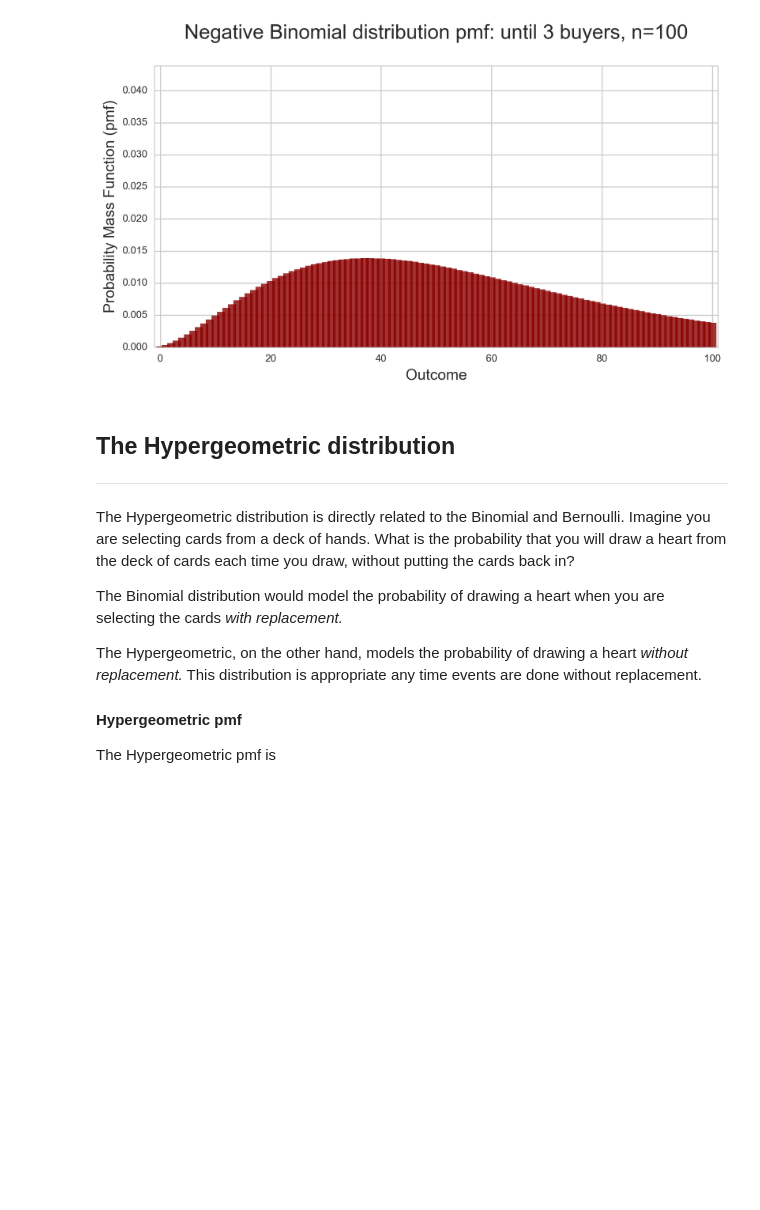
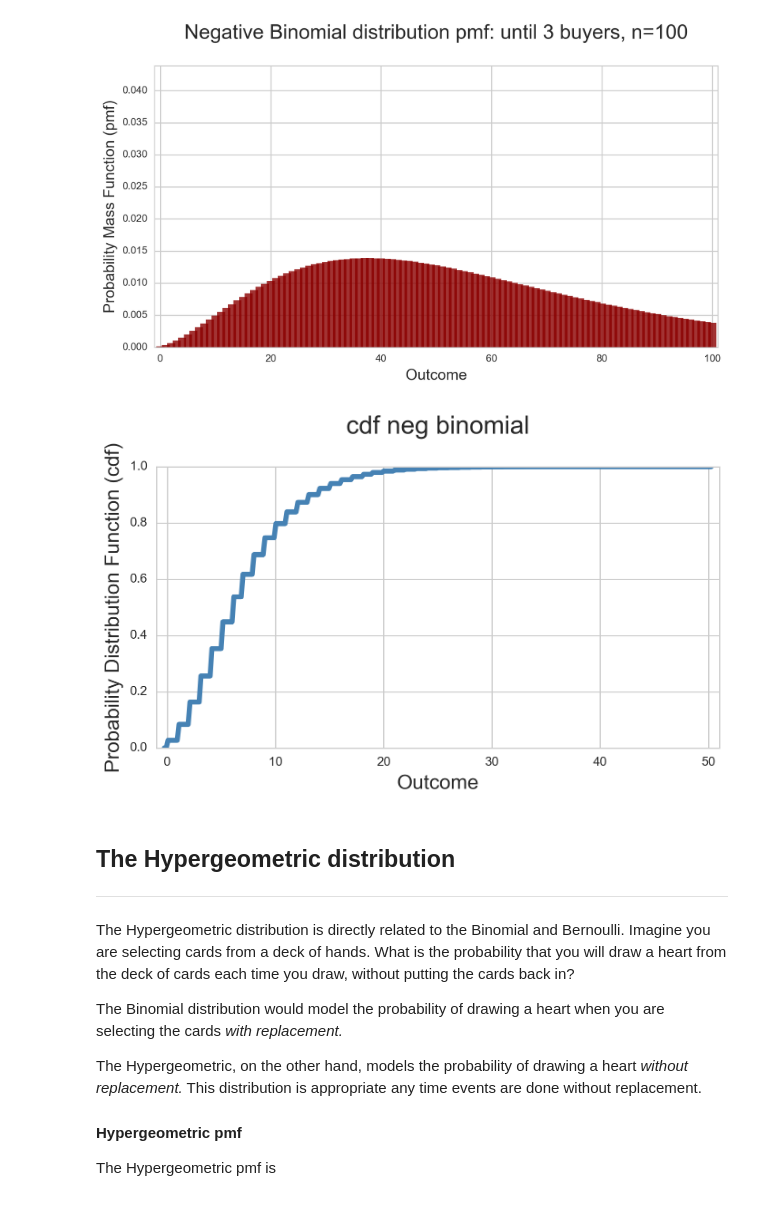
Before and after one commit to austinmwhaley/DSI-SF-4-austinmwhaley, a Jupyter notebook: curriculum/week-03/1.1-random-variables-distributions/random-variables-probability-distributions.ipynb, the cells around one changed output. Drawn from its saved outputs; the diff is of its cells as text; code cells hidden in the pictures; blank space fills up the shorter version.

```diff
--- a/curriculum/week-03/1.1-random-variables-distributions/random-variables-probability-distributions.ipynb
+++ b/curriculum/week-03/1.1-random-variables-distributions/random-variables-probability-distributions.ipynb
@@ -320,6 +325,10 @@ For example, say we have a website. We want to measure the number of visitors th
 plot_discrete_pmf(0,100, dist=stats.nbinom(3, 0.05), title='Negative Binomial distribution pmf: until 3 buyers, n=100')
 # %% [output]
 [figure]
+# %%
+plot_discrete_cdf(0,50, dist=stats.nbinom(3,0.30), title='cdf neg binomial')
+# %% [output]
+[figure, added]
 # %% [markdown]
 <a id='hypergeometric'></a>
 
```
Also changed, not shown: parts of 11 cells of this notebook, 27 other files.
